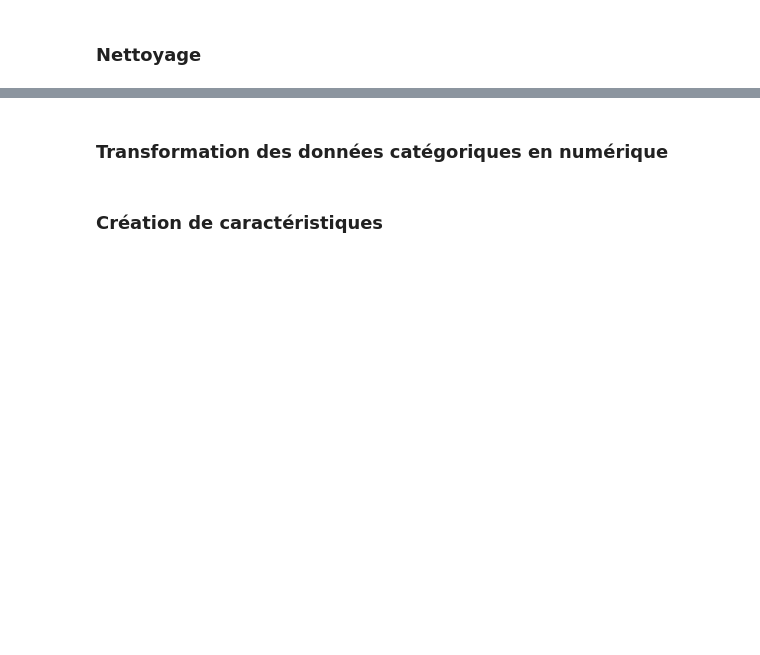
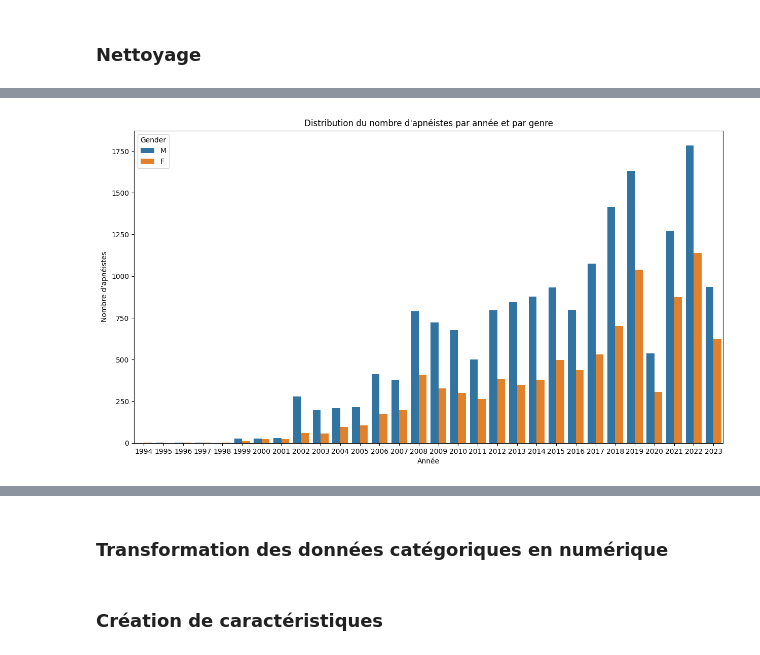
Before and after one commit to Todin13/Projet_semmestre_3_machine_learning, a Jupyter notebook: Analyse_dataset.ipynb, the cells around one changed output, grey strips where cells are left out. Cells and saved outputs as stored; diff of their text form; code cells hidden in the pictures; blank space fills up the shorter version.

```diff
--- a/Analyse_dataset.ipynb
+++ b/Analyse_dataset.ipynb
@@ -175,0 +191,11 @@ dataset.dropna()
+# %%
+# Distribution du nombre d'apnéistes par année et par genre
+
+plt.figure(figsize=(15, 8))
+sns.countplot(x='Year', hue='Gender', data=dataset)
+plt.title('Distribution du nombre d\'apnéistes par année et par genre')
+plt.xlabel('Année')
+plt.ylabel('Nombre d\'apnéistes')
+plt.show()
+# %% [output]
+[figure, added]
```
Also changed, not shown: parts of 26 cells of this notebook.
